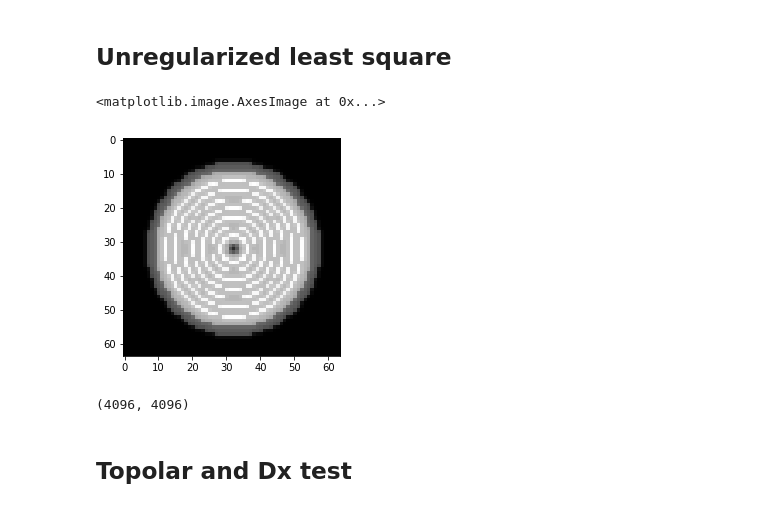
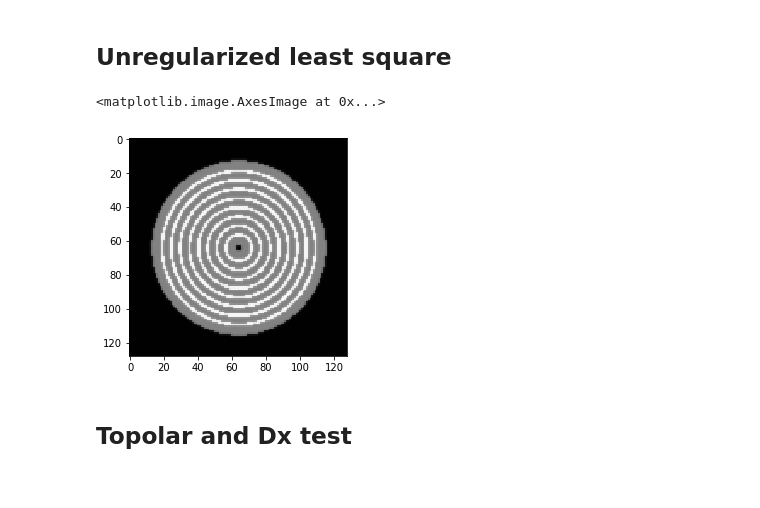
Before and after one commit to ZhaoqiangShen/computed_tomography, a Jupyter notebook: Regularization.ipynb, the cells around one changed output. Drawn from its saved outputs; the diff is of its cells as text; code cells hidden in the pictures.

```diff
--- a/Regularization.ipynb
+++ b/Regularization.ipynb
@@ -166,9 +164,9 @@ plt.imshow(circle_sino, cmap='gray')
 ## Unregularized least square
 # %%
 x_sol = scipy.sparse.linalg.lsqr(A, y)
-
-plt.imshow(x_sol[0].reshape(64,64), cmap='gray')
-# %% [output]
-<matplotlib.image.AxesImage at 0x...>
-[figure, removed]
+# %%
+plt.imshow(x_sol[0].reshape(128,128), cmap='gray')
+# %% [output]
+<matplotlib.image.AxesImage at 0x...>
+[figure, added]
 # %%
@@ -176,4 +173,0 @@ Tmat= create_T(64)
-# %%
-Tmat.shape
-# %% [output]
-(4096, 4096)
```
Also changed, not shown: parts of 20 cells of this notebook.
